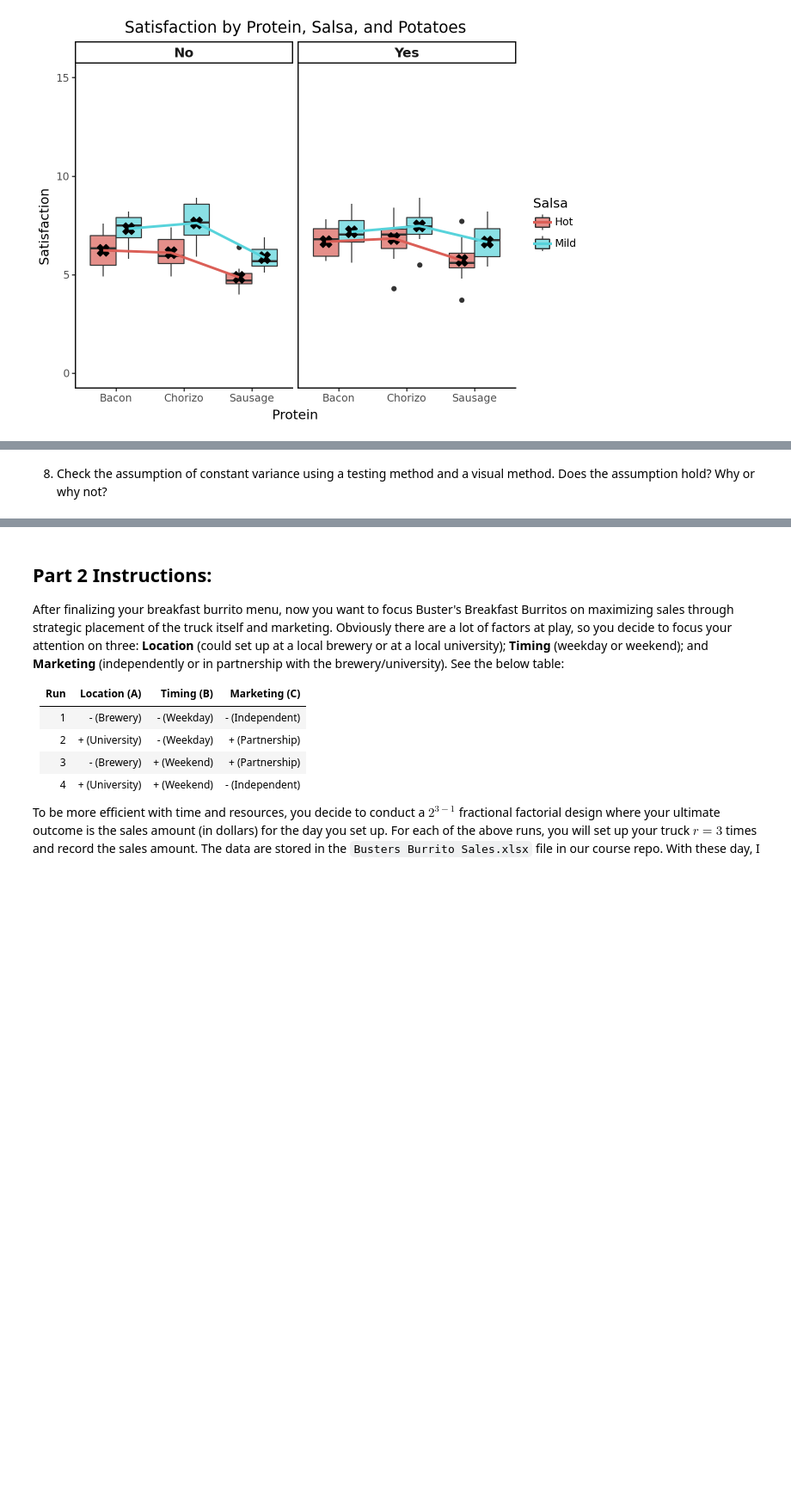
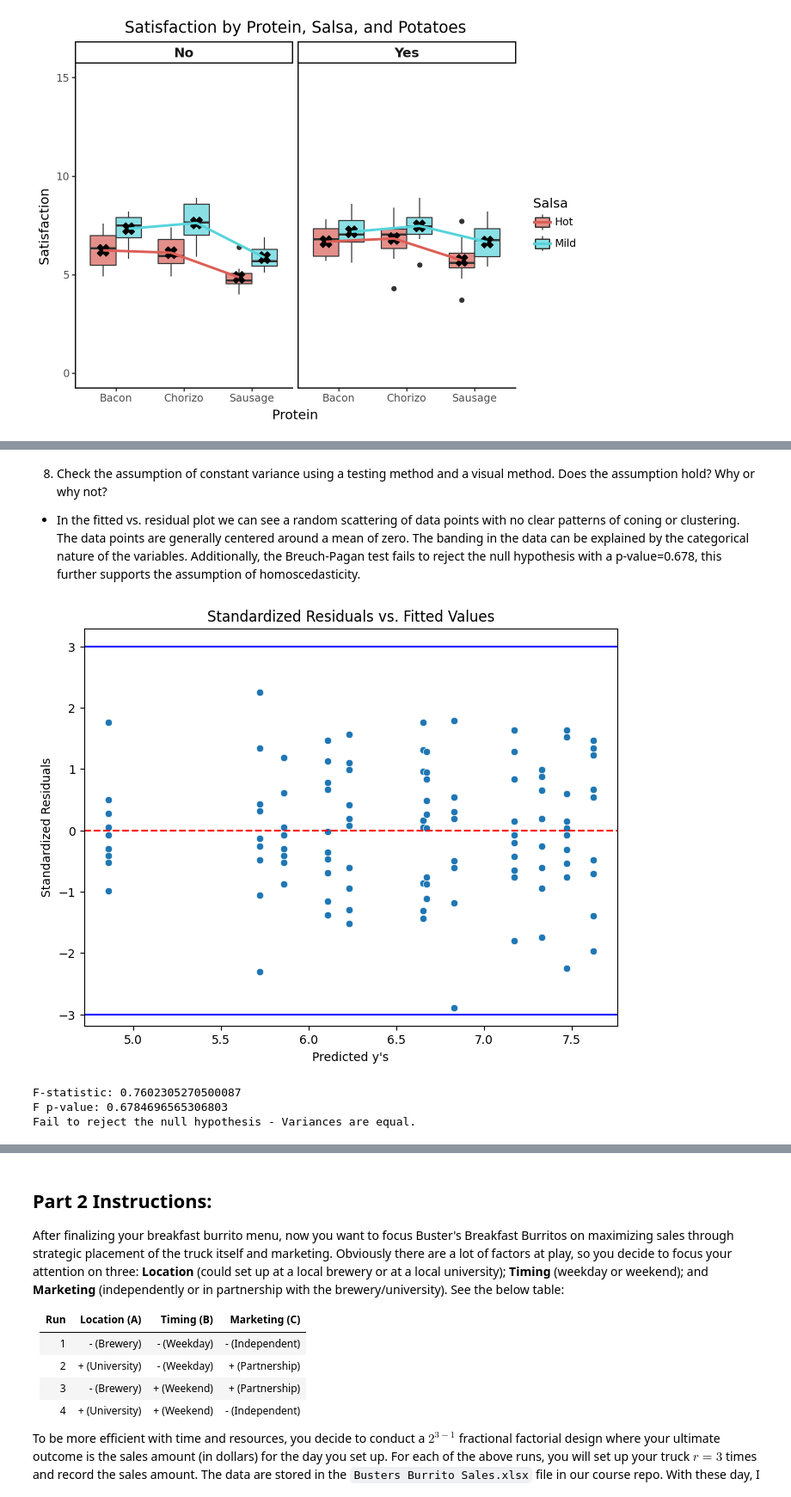
Before and after one commit to JaredLasley/STAT-7220-Applied-Experimental-Design, a Jupyter notebook: Assignments/Final-Exam/Final-Exam.ipynb, the cells around one changed output, grey strips where cells are left out. Shown at 86% size. Cells and saved outputs as stored; diff of their text form; code cells hidden in the pictures; blank space fills up the shorter version.

```diff
--- a/Assignments/Final-Exam/Final-Exam.ipynb
+++ b/Assignments/Final-Exam/Final-Exam.ipynb
@@ -276,6 +315,58 @@ Sausage Hot   No        4.86  0.653537
 # %% [markdown]
 8. Check the assumption of constant variance using a testing method and a visual method. Does the assumption hold? Why or why not?
+* In the fitted vs. residual plot we can see a random scattering of data points with no clear patterns of coning or clustering. The data points are generally centered around a mean of zero. The banding in the data can be explained by the categorical nature of the variables. Additionally, the Breuch-Pagan test fails to reject the null hypothesis with a p-value=0.678, this further supports the assumption of homoscedasticity.
 # %%
-## Question 8 Code ##
+## Test of Homogeneity of Variance ##
+
+## Scatterplot of Standardized Residuals vs. Fitted Values ##
+
+## Get Standardized Residuals ##
+
+standardized_residuals = model.get_influence().resid_studentized_internal
+
+## Get Fitted Values ##
+
+fitted_values = model.fittedvalues
+
+## Scatterplot ##
+
+## Create the plot ##
+
+plt.figure(figsize=(8, 6))
+sns.scatterplot(x=fitted_values, y=standardized_residuals)
+plt.axhline(y=0, linestyle='dashed', color='red')
+plt.axhline(y=3, color='blue')
+plt.axhline(y=-3, color='blue')
+plt.xlabel("Predicted y's")
+plt.ylabel("Standardized Residuals")
+plt.title("Standardized Residuals vs. Fitted Values")
+plt.style.use('classic')
+plt.show()
+
+## B-P Test ##
+
+## Run B-P Test ##
+
+bp_test = het_breuschpagan(residuals, model.model.exog)
+
+## Extract F-statistic ##
+
+f_statistic = bp_test[2]
+
+## Extract its P-Value ##
+
+f_p_value = bp_test[3]
+
+print(f"F-statistic: {f_statistic}")
+print(f"F p-value: {f_p_value}")
+if f_p_value < 0.05:
+    print("Reject the null hypothesis - Variances are not equal.")
+else:
+    print("Fail to reject the null hypothesis - Variances are equal.")
+# %% [output]
+[figure, added]
+F-statistic: 0.7602305270500087
+F p-value: 0.6784696565306803
+Fail to reject the null hypothesis - Variances are equal.
 # %% [markdown]
 9. Report the ANOVA table. What statistical conclusions can we draw about our main effects and interaction effects?
```
Also changed, not shown: parts of 9 cells of this notebook.
